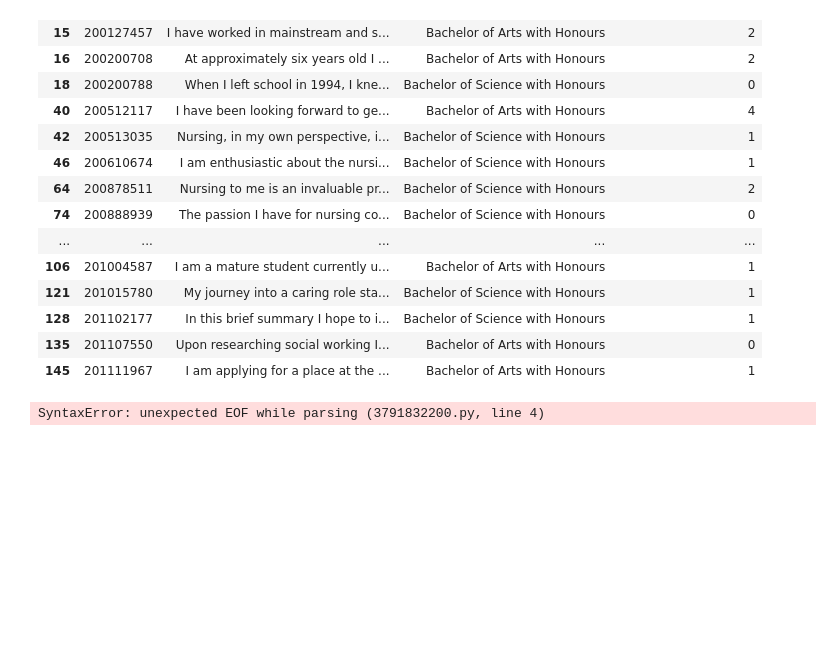
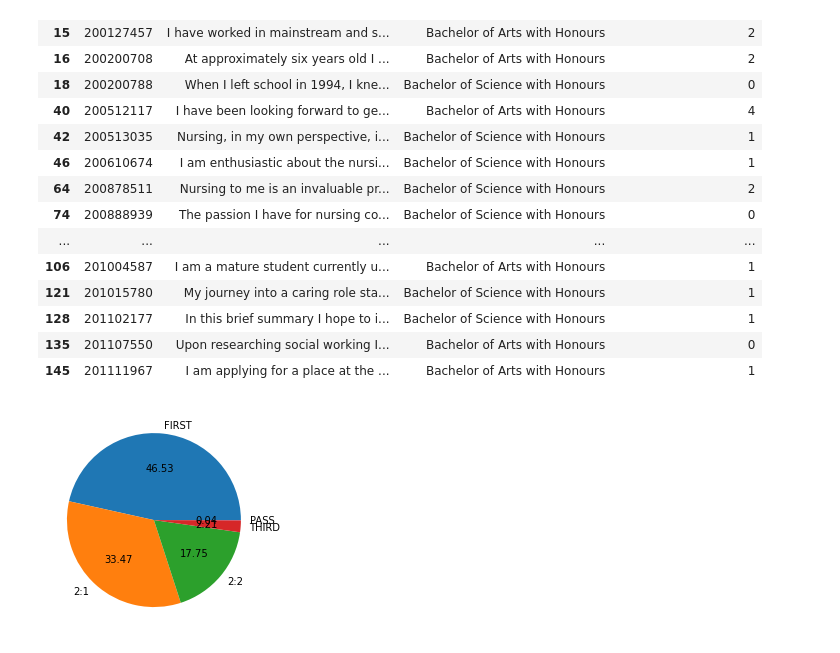
Before and after one commit to Abbracx/personal-statement-analysis, a Jupyter notebook: Personal statement analysis.ipynb, the cells around one changed output. Saved outputs shown, nothing was run; the diff lists cells and outputs as text; code cells hidden in the pictures; blank space fills up the shorter version.

```diff
--- a/Personal statement analysis.ipynb
+++ b/Personal statement analysis.ipynb
@@ -262,9 +262,14 @@ df.head(20)
 | 135 | 201107550 | Upon researching social working I... | Bachelor of Arts with Honours | 0 |
 | 145 | 201111967 | I am applying for a place at the ... | Bachelor of Arts with Honours | 1 |
 # %%
+
 import matplotlib.pyplot as plt
-plt.rcParams["figure.figsize"] = (10,8)
-plt.pie(df['award_classification'].value_counts(), labels=['FIRST', '2:1','2:2','THIRD','ORD', 'PASS','HONS','MBPASS'], autopct="%0.2f")
-plt.show(
+
+
+options = ["FIRST", "2:1", "2:2", "THIRD", "PASS"]
+
+plt.rcParams["figure.figsize"] = (8,6)
+plt.pie(df['award_classification'].value_counts(), labels=options, autopct="%0.2f")
+plt.show()
 # %% [output]
-SyntaxError: unexpected EOF while parsing (3791832200.py, line 4)
+[figure, added]
```
Also changed, not shown: parts of 14 cells of this notebook.
